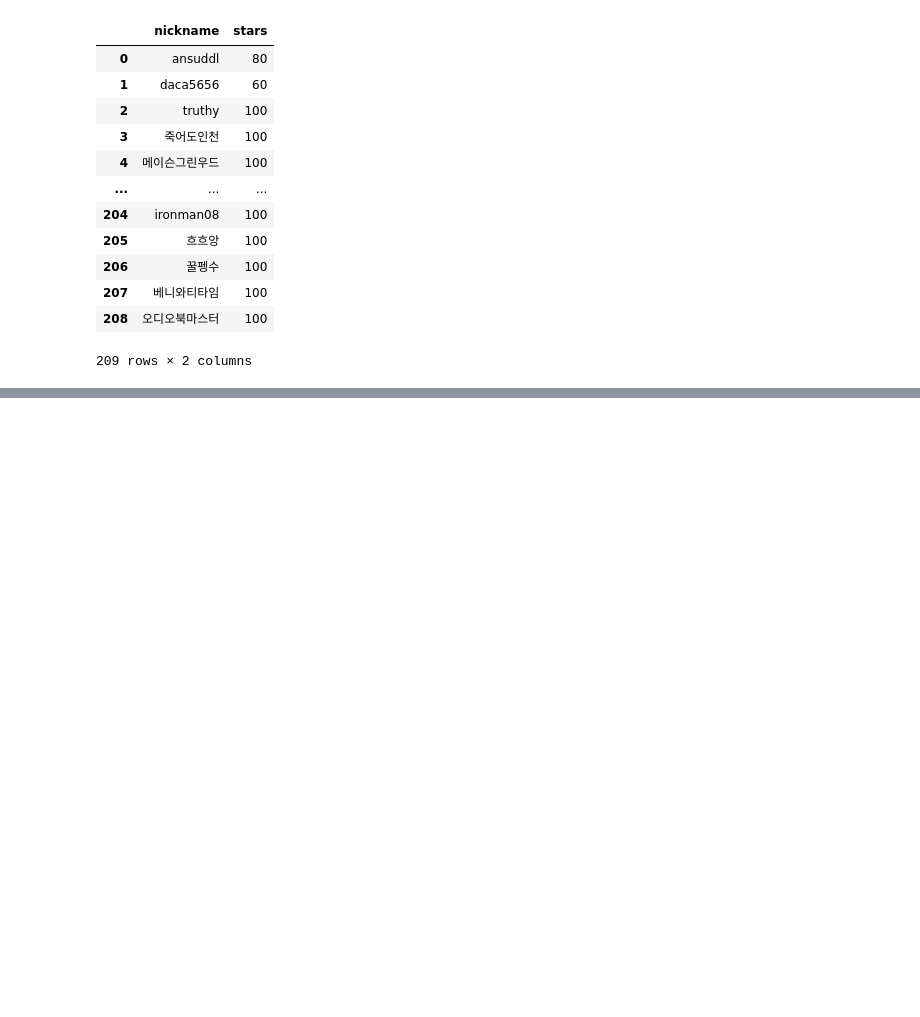
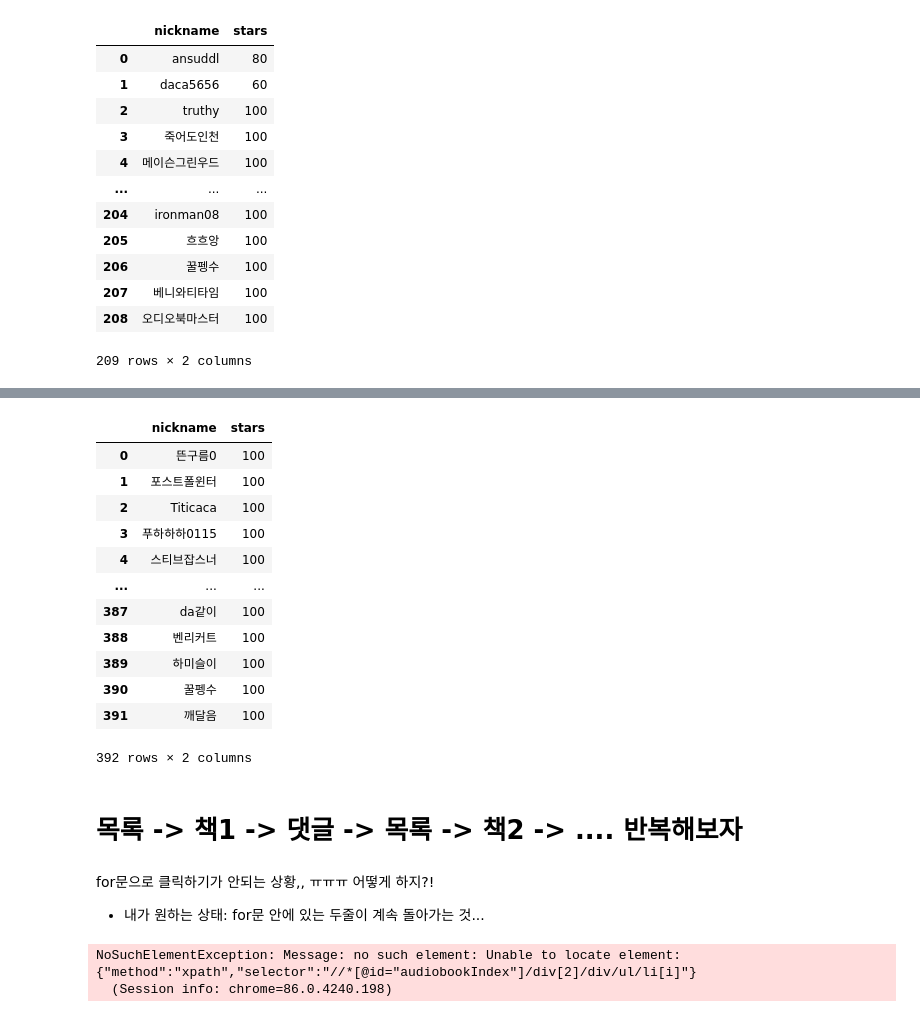
Before and after one commit to dataitgirls4/team_3, a Jupyter notebook: (연주 연습용) Poddppang Crawling.ipynb, the cells around one changed output, grey strips where cells are left out. Saved outputs shown, nothing was run; the diff lists cells and outputs as text; code cells hidden in the pictures; blank space fills up the shorter version.

```diff
--- a/팟빵 댓글 크롤링.ipynb
+++ b/(연주 연습용) Poddppang Crawling.ipynb
@@ -159,6 +159,7 @@ for i in range(0,len(soup.select('h3.nickname'))):
 # %% [markdown]
 `driver.find_element_by_xpath('//*[@id="audiobookDetails"]/div[5]/div/button[1]').click()이 (n-3)//12+1만큼 실행되어야해
 # %%
-n = soup.select('h3.title>span')
+n = soup.select('div.audiobook-reviews-component.empty>h3.title>span')
 n = n[0].text.split(' ')[1].strip('명')
 n=int(n)
+n
@@ -284,0 +318,5 @@ reviews
+# %%
+n = soup.select('div.audiobook-reviews-component.empty>h3.title>span')
+n = n[0].text.split(' ')[1].strip('명')
+n=int(n)
+n
@@ -284,0 +346,31 @@ reviews
+# %%
+driver = webdriver.Chrome('C:/Users/USER/Desktop/데잇걸즈/파이썬/[어수웅] 파이썬 프로그래밍/chromedriver')
+driver.implicitly_wait(3)
+driver.get("http://m.podbbang.com/audiobooks?category_id=100") #메인페이지
+scroll(driver, 1) #스크롤 끝까지 내려
+driver.find_element_by_xpath('//*[@id="audiobookIndex"]/div[2]/div/ul/li[57]').click() #특정 책으로 들어가
+scroll(driver, 1) #스크롤 끝까지 내려
+html = driver.page_source
+soup = BeautifulSoup(html, 'html.parser') # 특정 책 soup
+n = int(soup.select('div.audiobook-reviews-component>h3.title>span')[0].text.split(' ')[1].strip('명')) #n정의
+for i in range((n-3)//12+1):
+    driver.find_element_by_xpath('//*[@id="audiobookDetails"]/div[5]/div/button[1]').click() # 더보기 계속 클릭
+time.sleep(3)
+html = driver.page_source
+soup2 = BeautifulSoup(html, 'html.parser') #댓글 다 나와있는 soup
+# %%
+nickname = []
+stars = []
+
+for i in range(n):
+    a=soup2.select('h3.nickname')[i].text
+    b=soup2.select('div.star_rating>span')[i].get('style').split(' ')[1][:-2]
+    nickname.append(a)
+    stars.append(b)
+    reviews=pd.DataFrame({
+        'nickname': nickname,
+        'stars':stars
+    })
+    print(reviews)
+
+driver.back()
@@ -284,0 +395,33 @@ reviews
+# %%
+reviews
+# %% [output]
+|  | nickname | stars |
+| 0 | 뜬구름0 | 100 |
+| 1 | 포스트폴윈터 | 100 |
+| 2 | Titicaca | 100 |
+| 3 | 푸하하하0115 | 100 |
+| 4 | 스티브잡스너 | 100 |
+| ... | ... | ... |
+| 387 | da같이 | 100 |
+| 388 | 벤리커트 | 100 |
+| 389 | 하미슬이 | 100 |
+| 390 | 꿀펭수 | 100 |
+| 391 | 깨달음 | 100 |
+392 rows × 2 columns
+# %% [markdown]
+# 목록 -> 책1 -> 댓글 -> 목록 -> 책2 -> .... 반복해보자
+# %% [markdown]
+for문으로 클릭하기가 안되는 상황,, ㅠㅠㅠ 어떻게 하지?!
+
+- 내가 원하는 상태: for문 안에 있는 두줄이 계속 돌아가는 것...
+# %%
+driver = webdriver.Chrome('C:/Users/USER/Desktop/데잇걸즈/파이썬/[어수웅] 파이썬 프로그래밍/chromedriver')
+driver.implicitly_wait(3)
+driver.get("http://m.podbbang.com/audiobooks?category_id=100") #메인페이지
+#sroll(driver, 1) #스크롤 끝까지 내려
+for i in range(2):
+    driver.find_element_by_xpath('//*[@id="audiobookIndex"]/div[2]/div/ul/li[i]').click() #특정 책으로 들어가
+    driver.back() # 책 목록으로 들어가
+# %% [output]
+NoSuchElementException: Message: no such element: Unable to locate element: {"method":"xpath","selector":"//*[@id="audiobookIndex"]/div[2]/div/ul/li[i]"}
+  (Session info: chrome=86.0.4240.198)
```
Also changed, not shown: parts of 9 cells of this notebook.
